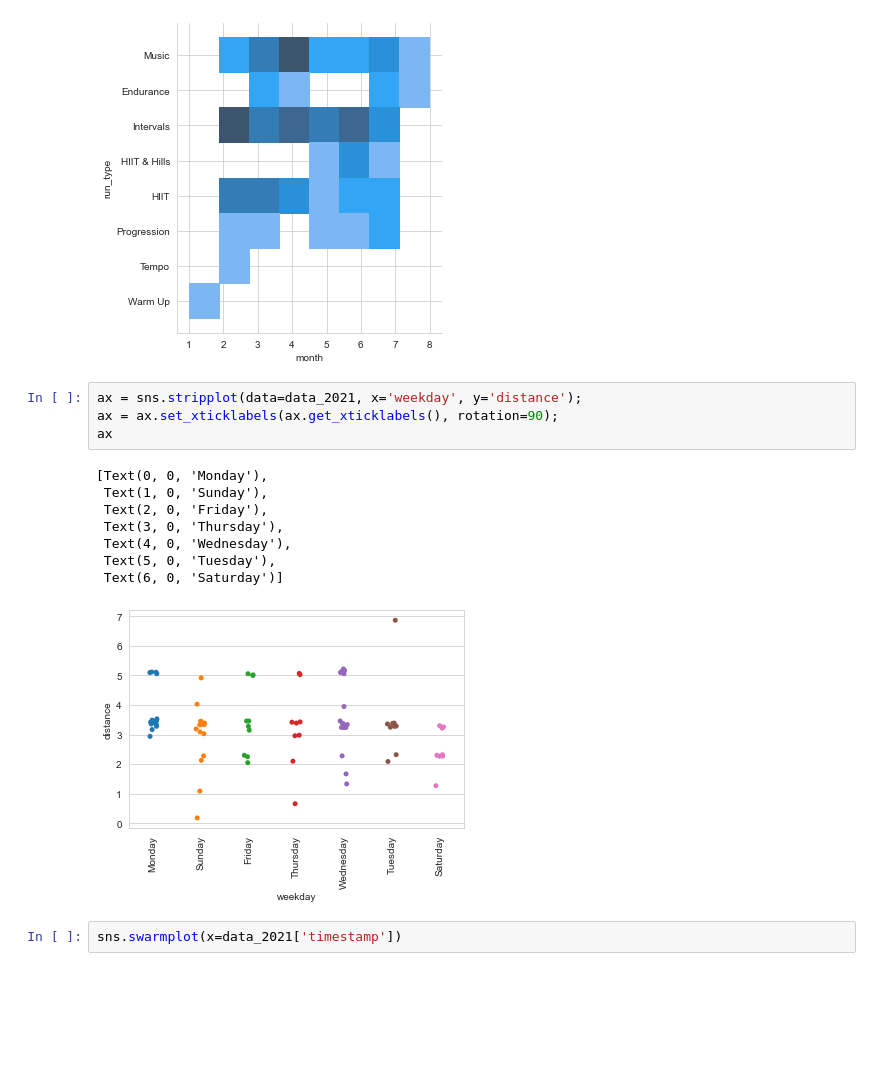
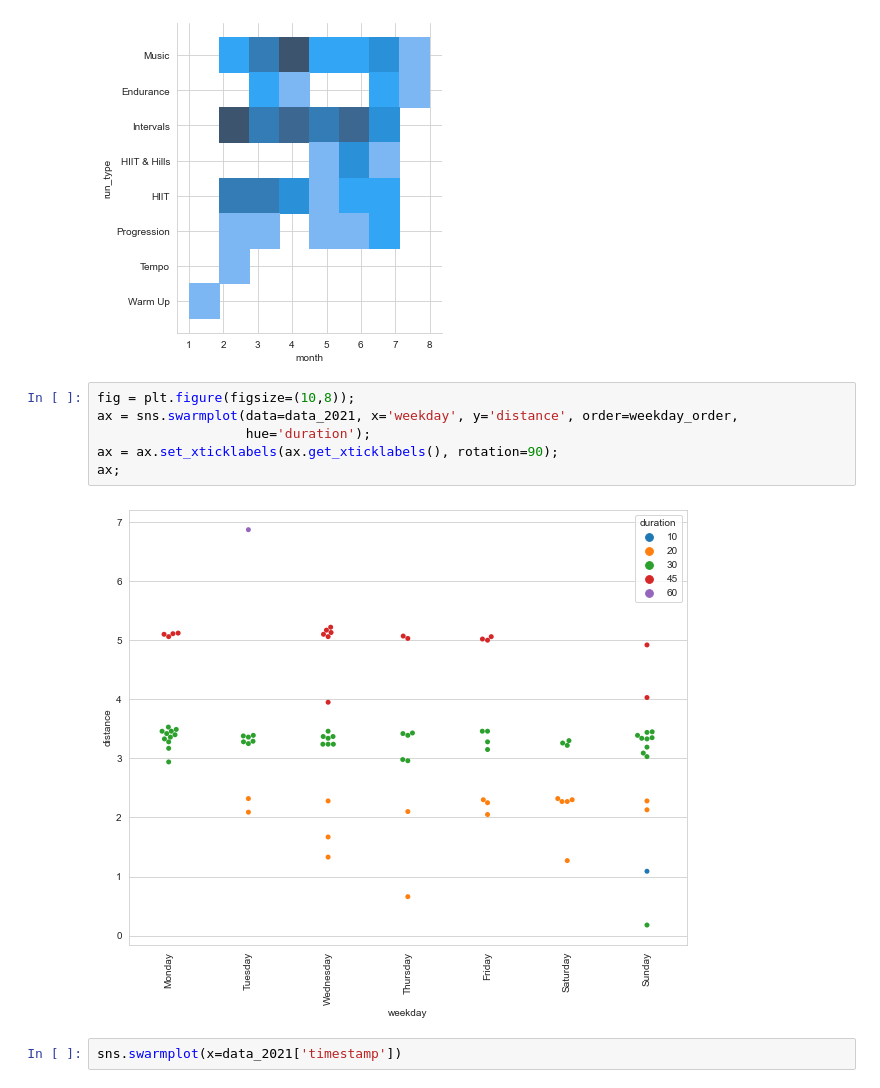
Before and after one commit to sejaldua/pelo-wolfpack, a Jupyter notebook: playground.ipynb, the cells around one changed output. Cells and saved outputs as stored; diff of their text form; blank space fills up the shorter version.

```diff
--- a/playground.ipynb
+++ b/playground.ipynb
@@ -137,18 +137,13 @@ sns.displot(data=data_2021, x='month', y='run_type');
 # %% [output]
 [figure]
 # %%
-ax = sns.stripplot(data=data_2021, x='weekday', y='distance');
+fig = plt.figure(figsize=(10,8));
+ax = sns.swarmplot(data=data_2021, x='weekday', y='distance', order=weekday_order,
+                   hue='duration');
 ax = ax.set_xticklabels(ax.get_xticklabels(), rotation=90);
-ax
+ax;
 # %% [output]
-[Text(0, 0, 'Monday'),
- Text(1, 0, 'Sunday'),
- Text(2, 0, 'Friday'),
- Text(3, 0, 'Thursday'),
- Text(4, 0, 'Wednesday'),
- Text(5, 0, 'Tuesday'),
- Text(6, 0, 'Saturday')]
-[figure, old version]
+[figure, new version]
 # %%
 sns.swarmplot(x=data_2021['timestamp'])
 # %% [output]
```
Also changed, not shown: parts of 7 cells of this notebook.
